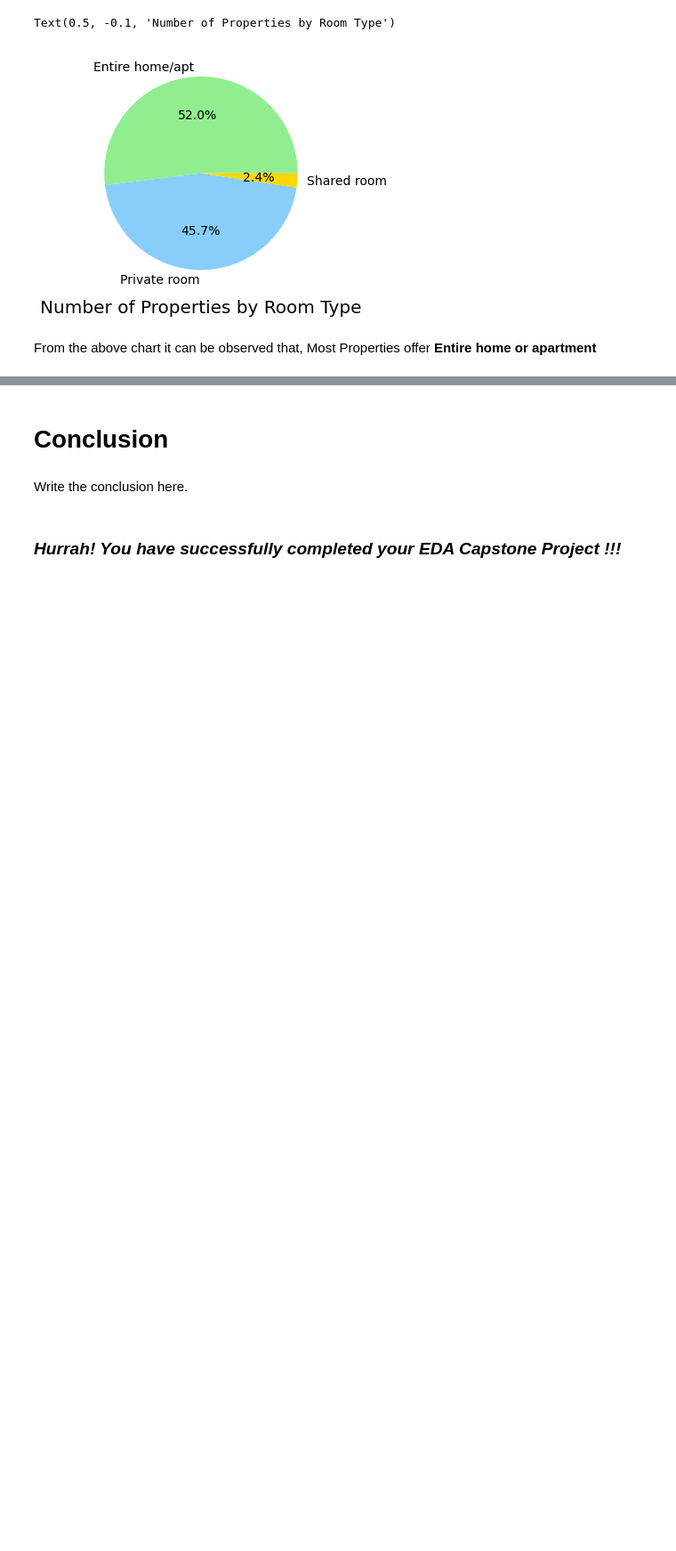
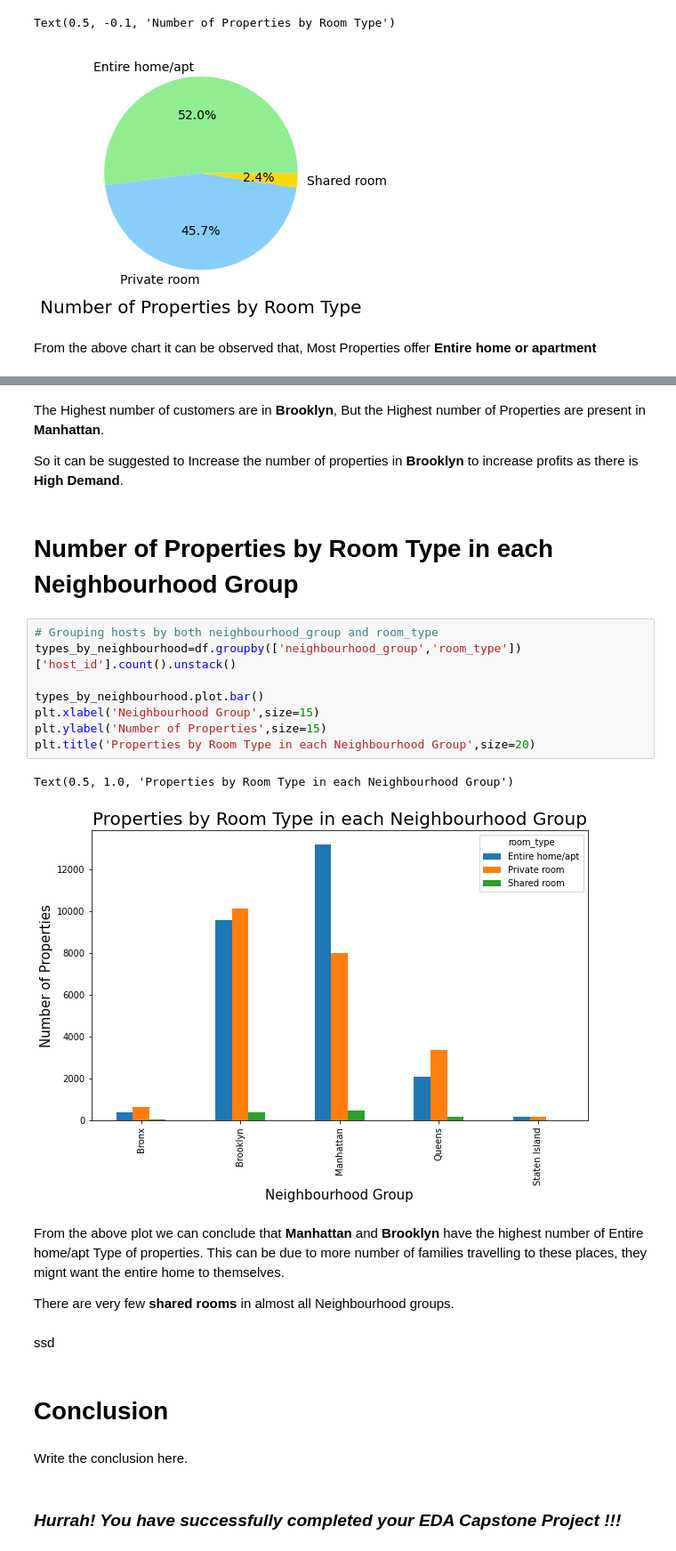
Before and after one commit to ismailali121/Airbnb-EDA-Capstone-Project, a Jupyter notebook: airbnb_booking_analysis_Capstone_Project.ipynb, the cells around one changed output, grey strips where cells are left out. Shown at 89% size. Cells and saved outputs as stored; diff of their text form; blank space fills up the shorter version.

```diff
--- a/airbnb_booking_analysis_Capstone_Project.ipynb
+++ b/airbnb_booking_analysis_Capstone_Project.ipynb
@@ -325,3 +431,26 @@ From the above chart it can be observed that, Most Properties offer **Entire hom
+# %% [markdown]
+The Highest number of customers are in **Brooklyn**, But the Highest number of Properties are present in **Manhattan**.
+
+So it can be suggested to Increase the number of properties in **Brooklyn** to increase profits as there is **High Demand**.
+# %% [markdown]
+# **Number of Properties by Room Type in each Neighbourhood Group**
+# %%
+# Grouping hosts by both neighbourhood_group and room_type
+types_by_neighbourhood=df.groupby(['neighbourhood_group','room_type'])['host_id'].count().unstack()
+
+types_by_neighbourhood.plot.bar()
+plt.xlabel('Neighbourhood Group',size=15)
+plt.ylabel('Number of Properties',size=15)
+plt.title('Properties by Room Type in each Neighbourhood Group',size=20)
+# %% [output]
+Text(0.5, 1.0, 'Properties by Room Type in each Neighbourhood Group')
+[figure, added]
+# %% [markdown]
+From the above plot we can conclude that **Manhattan** and **Brooklyn** have the highest number of Entire home/apt Type of properties. This can be due to more number of families travelling to these places, they mignt want the entire home to themselves.
+
+There are very few **shared rooms** in almost all Neighbourhood groups.
+# %% [markdown]
+ssd
 # %% [markdown]
 # **Conclusion**
 # %% [markdown]
```
Also changed, not shown: parts of 10 cells of this notebook.
